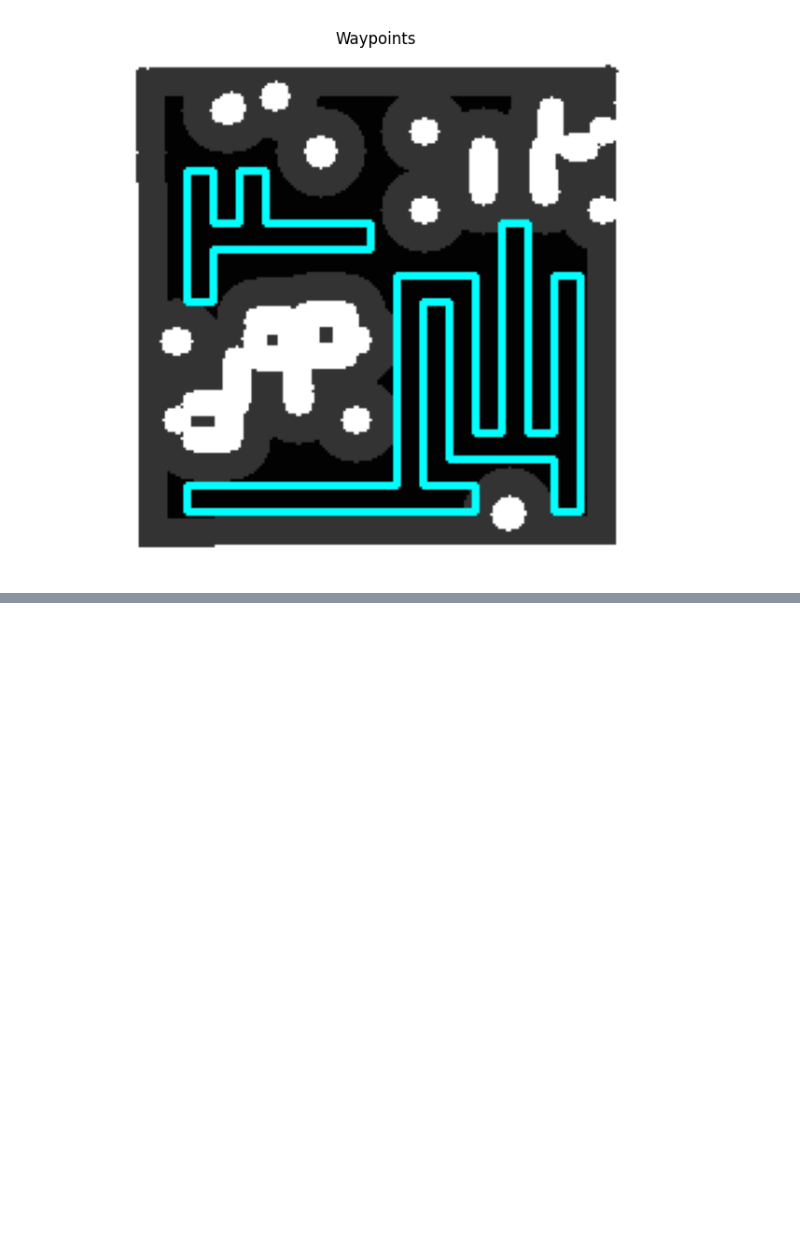
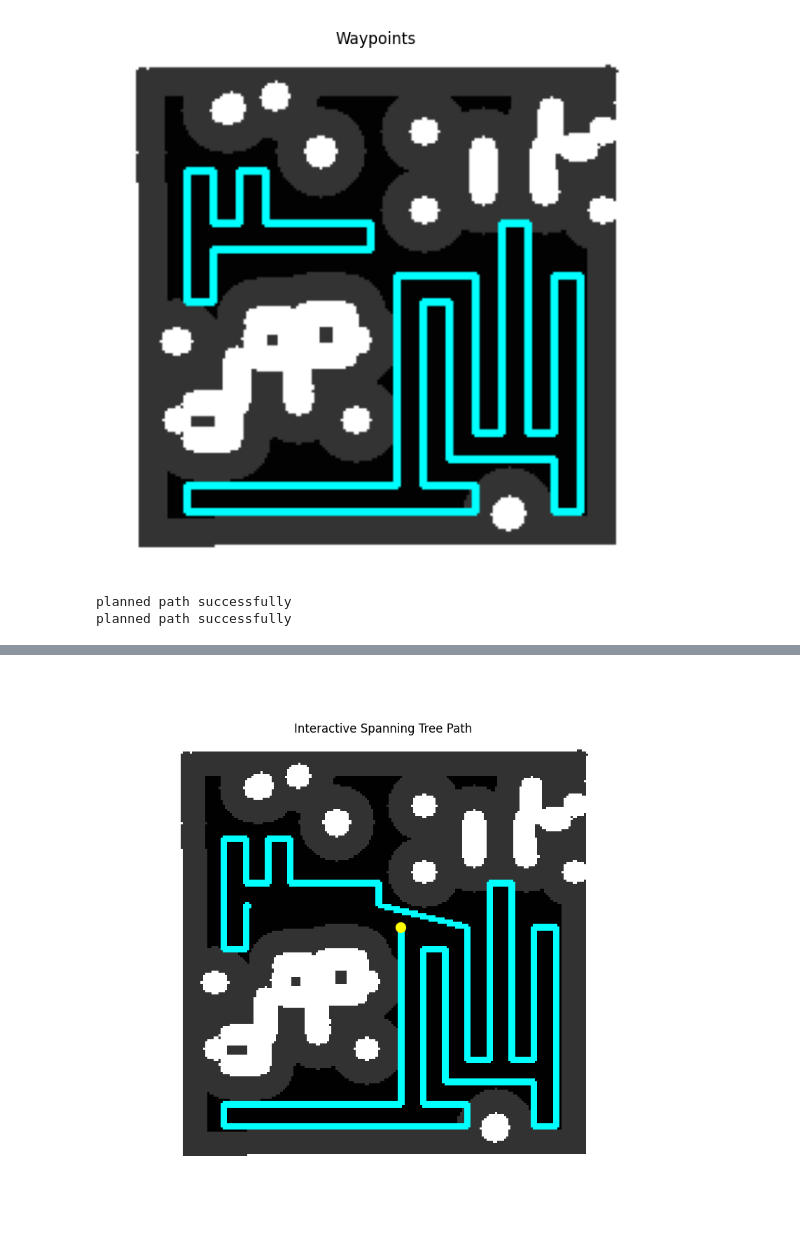
Before and after one commit to machine0herald/Mirte_Lab_Clean, a Jupyter notebook: mirte_lc_nav2/mirte_lc_nav2/test_nav.ipynb, the cells around one changed output, grey strips where cells are left out. Saved outputs shown, nothing was run; the diff lists cells and outputs as text; code cells hidden in the pictures; blank space fills up the shorter version.

```diff
--- a/mirte_lc_nav2/mirte_lc_nav2/test_nav.ipynb
+++ b/mirte_lc_nav2/mirte_lc_nav2/test_nav.ipynb
@@ -476,6 +518,6 @@ It then performs a depth-first traversal of the nodes, creating a tree. \
 This tree is then circumnavigated to create a coverage path.
 # %%
 navigator = SpanningTreePath(scale=0.05)
-navigator.update_map(map_img)
+navigator.update_map(map_msg)
 # %% [output]
 sorted polygons, moving on to group detection
@@ -535,2 +588,32 @@ show_imgs([waypoint_img],
 # %% [output]
 [figure]
+# %%
+start = np.zeros(2, dtype=np.float32)
+
+navigator.paths = []
+
+for waypoints in navigator.waypoint_groups:
+    graph = navigator.set_waypoints(waypoints)
+
+    path = navigator.plan_path(
+        start,
+        graph,
+        waypoints,
+    )
+
+    navigator.paths.append(path)
+
+    start = np.asarray(path[-1]).reshape(2,)
+
+# Interactive visualization
+interactive_path_slider(
+    map_img=map_img,
+    paths=navigator.paths,
+    navigator=navigator,
+    title="Interactive Spanning Tree Path",
+    color=(0, 255, 255),
+    thickness=2,
+)
+# %% [output]
+planned path successfully
+planned path successfully
@@ -536,0 +621 @@ show_imgs([waypoint_img],
+[figure, added]
```
Also changed, not shown: parts of 15 cells of this notebook, 4 other files.
